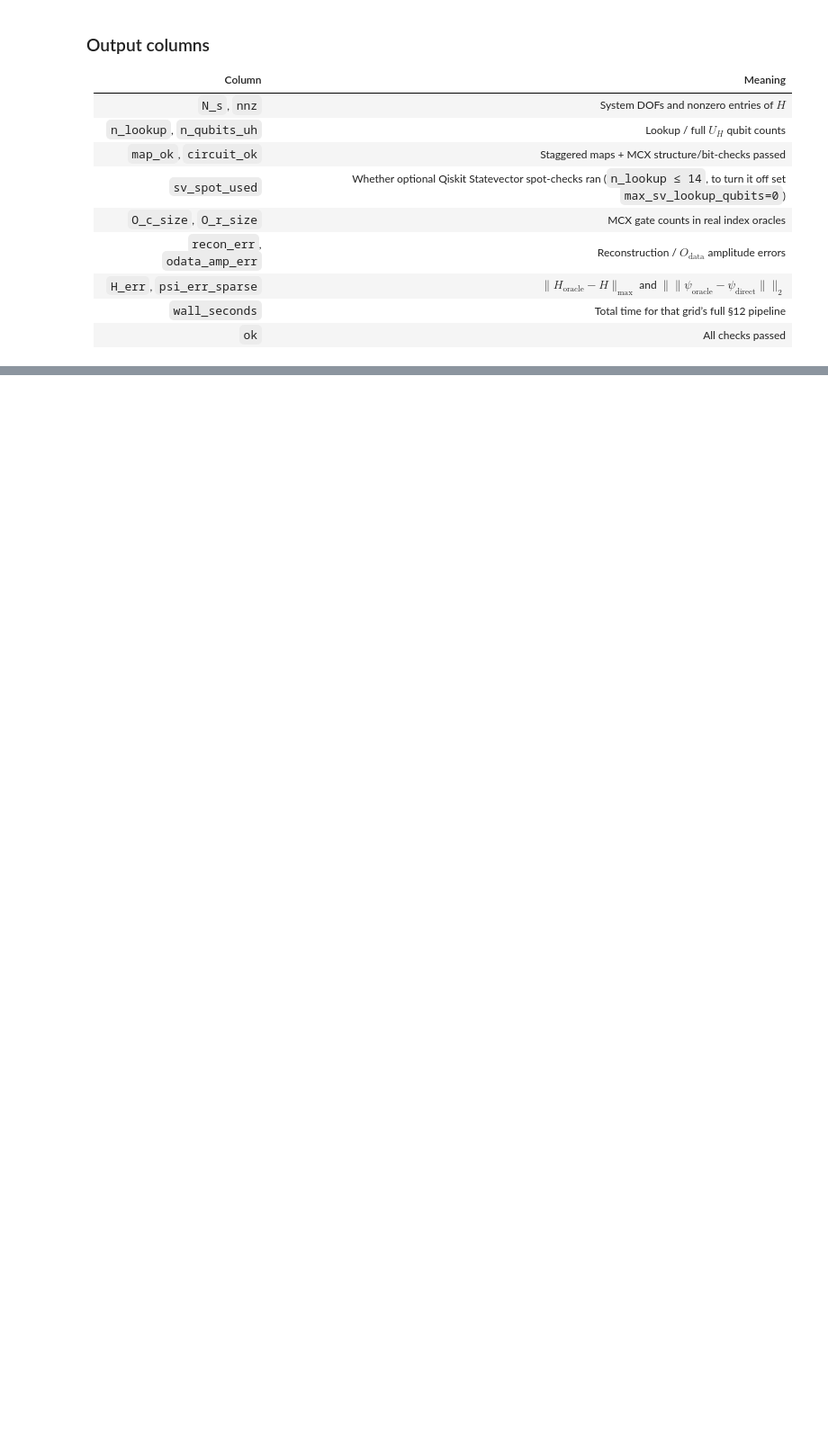
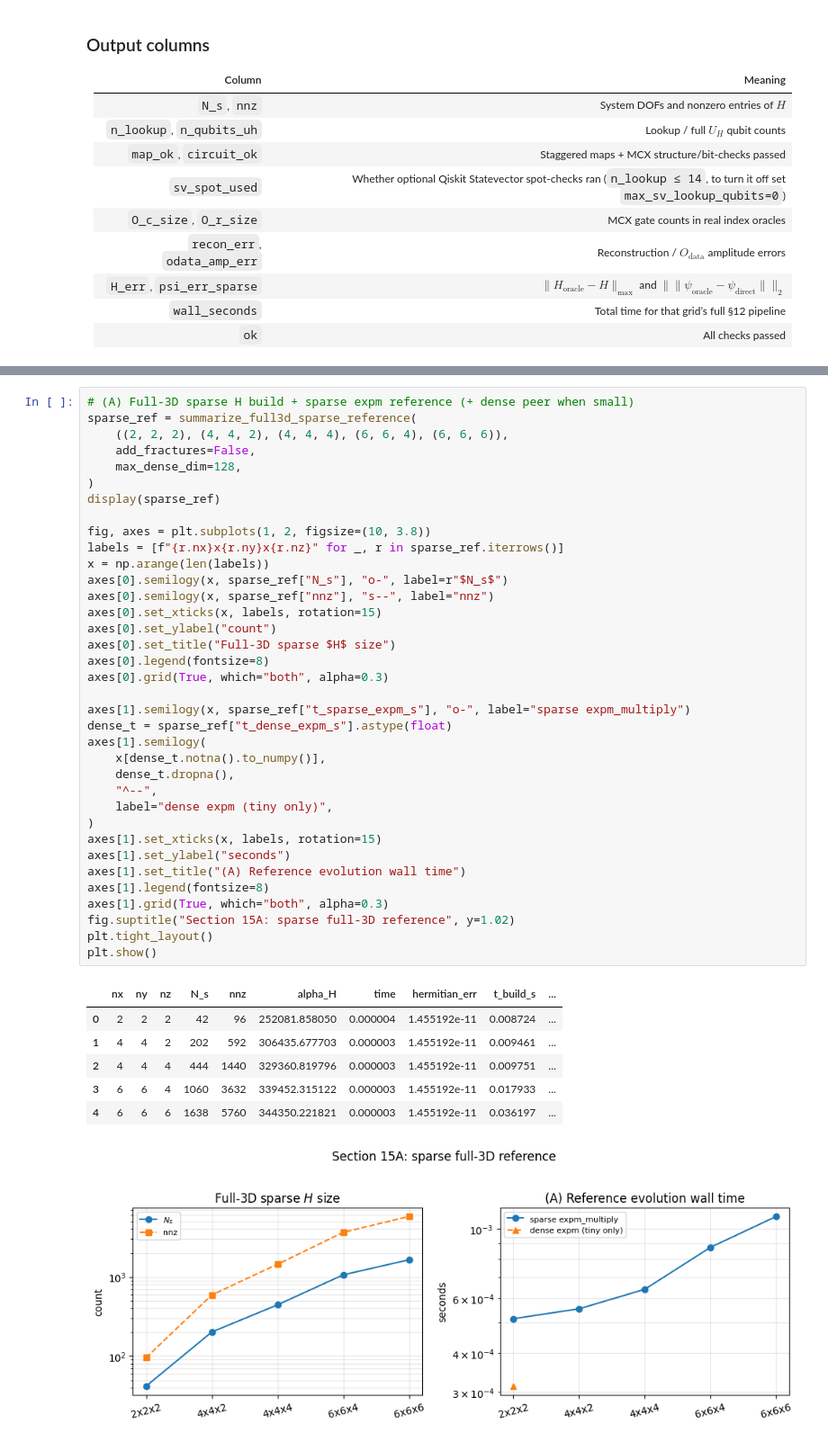
Before and after one commit to krokabobs/3D-Elastic-Wave-Equation-Hamiltonian-Simulation, a Jupyter notebook: block_encoding_hamiltonian_2d.ipynb, the cells around one changed output, grey strips where cells are left out. Shown at 90% size. Cells and saved outputs as stored; diff of their text form; blank space fills up the shorter version.

```diff
--- a/block_encoding_hamiltonian_2d.ipynb
+++ b/block_encoding_hamiltonian_2d.ipynb
@@ -1012,0 +1189,44 @@ psi errors: [0.0, 0.0, 0.0]  |  H errors: [0.0, 0.0, 0.0]
+# %%
+# (A) Full-3D sparse H build + sparse expm reference (+ dense peer when small)
+sparse_ref = summarize_full3d_sparse_reference(
+    ((2, 2, 2), (4, 4, 2), (4, 4, 4), (6, 6, 4), (6, 6, 6)),
+    add_fractures=False,
+    max_dense_dim=128,
+)
+display(sparse_ref)
+
+fig, axes = plt.subplots(1, 2, figsize=(10, 3.8))
+labels = [f"{r.nx}x{r.ny}x{r.nz}" for _, r in sparse_ref.iterrows()]
+x = np.arange(len(labels))
+axes[0].semilogy(x, sparse_ref["N_s"], "o-", label=r"$N_s$")
+axes[0].semilogy(x, sparse_ref["nnz"], "s--", label="nnz")
+axes[0].set_xticks(x, labels, rotation=15)
+axes[0].set_ylabel("count")
+axes[0].set_title("Full-3D sparse $H$ size")
+axes[0].legend(fontsize=8)
+axes[0].grid(True, which="both", alpha=0.3)
+
+axes[1].semilogy(x, sparse_ref["t_sparse_expm_s"], "o-", label="sparse expm_multiply")
+dense_t = sparse_ref["t_dense_expm_s"].astype(float)
+axes[1].semilogy(
+    x[dense_t.notna().to_numpy()],
+    dense_t.dropna(),
+    "^--",
+    label="dense expm (tiny only)",
+)
+axes[1].set_xticks(x, labels, rotation=15)
+axes[1].set_ylabel("seconds")
+axes[1].set_title("(A) Reference evolution wall time")
+axes[1].legend(fontsize=8)
+axes[1].grid(True, which="both", alpha=0.3)
+fig.suptitle("Section 15A: sparse full-3D reference", y=1.02)
+plt.tight_layout()
+plt.show()
+# %% [output]
+|  | nx | ny | nz | N_s | nnz | alpha_H | time | hermitian_err | t_build_s | ... |
+| 0 | 2 | 2 | 2 | 42 | 96 | 252081.858050 | 0.000004 | 1.455192e-11 | 0.008724 | ... |
+| 1 | 4 | 4 | 2 | 202 | 592 | 306435.677703 | 0.000003 | 1.455192e-11 | 0.009461 | ... |
+| 2 | 4 | 4 | 4 | 444 | 1440 | 329360.819796 | 0.000003 | 1.455192e-11 | 0.009751 | ... |
+| 3 | 6 | 6 | 4 | 1060 | 3632 | 339452.315122 | 0.000003 | 1.455192e-11 | 0.017933 | ... |
+| 4 | 6 | 6 | 6 | 1638 | 5760 | 344350.221821 | 0.000003 | 1.455192e-11 | 0.036197 | ... |
+[figure, added]
```
Also changed, not shown: parts of 19 cells of this notebook, 3 other files.
